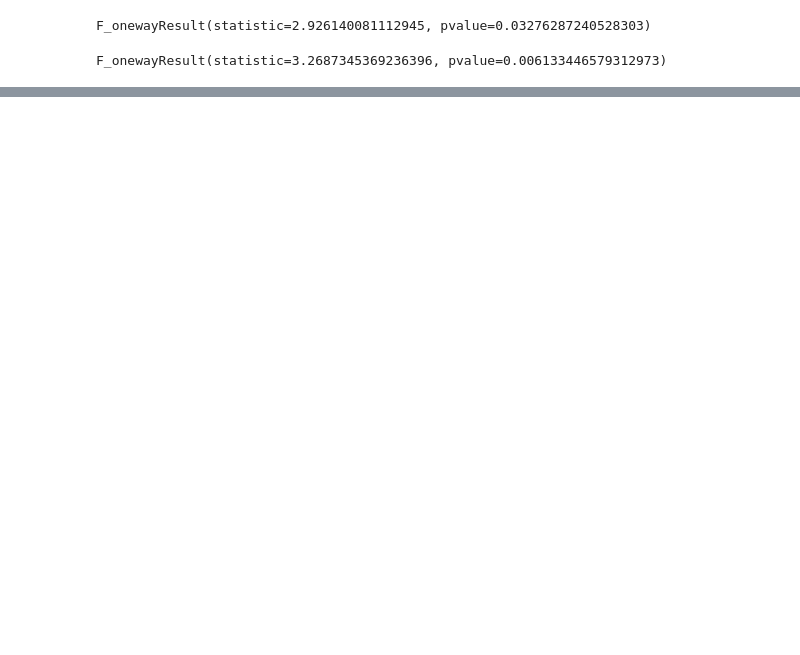
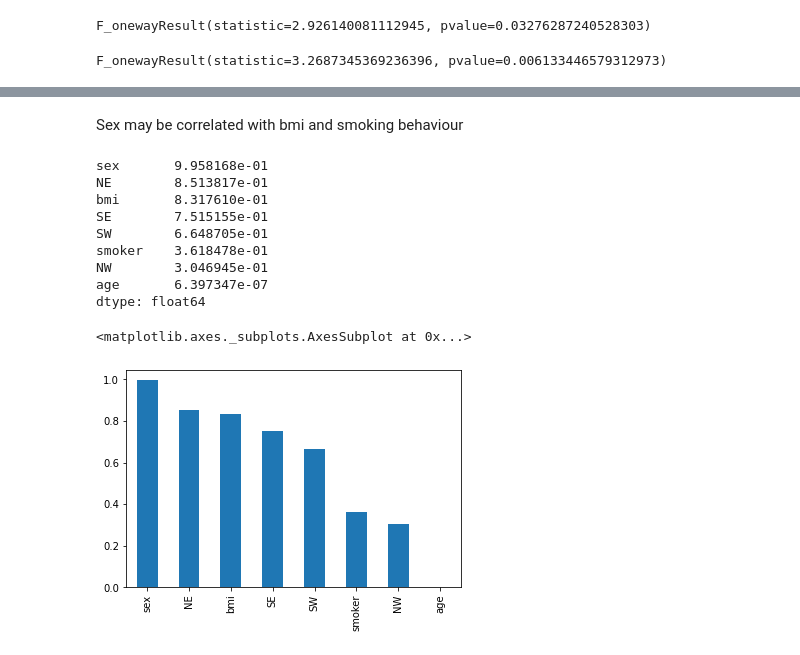
Before and after one commit to ronald55699/Capstone-2, a Jupyter notebook: Capstone 2/11_5 Capstone Two Exploratory Data Analysis.ipynb, the cells around one changed output, grey strips where cells are left out. Drawn from its saved outputs; the diff is of its cells as text; code cells hidden in the pictures; blank space fills up the shorter version.

```diff
--- a/Capstone 2/11_5 Capstone Two Exploratory Data Analysis.ipynb
+++ b/Capstone 2/11_5 Capstone Two Exploratory Data Analysis.ipynb
@@ -298,0 +253,27 @@ r2_score(Y_pred,y_test)
+# %% [markdown]
+Sex may be correlated with bmi and smoking behaviour
+# %%
+#chi square for checking correlation between categorical features - smoker
+
+X = df_r.drop(['charges','children_0','children_1','children_2','children_3','children_4','children_5'],axis=1)
+y = df['children']
+chi_scores = chi2(X,y)
+
+chi_scores
+p_values = pd.Series(chi_scores[1],index = X.columns)
+p_values.sort_values(ascending = False , inplace = True)
+print(p_values)
+
+p_values.plot.bar()
+# %% [output]
+sex       9.958168e-01
+NE        8.513817e-01
+bmi       8.317610e-01
+SE        7.515155e-01
+SW        6.648705e-01
+smoker    3.618478e-01
+NW        3.046945e-01
+age       6.397347e-07
+dtype: float64
+<matplotlib.axes._subplots.AxesSubplot at 0x...>
+[figure, added]
```
Also changed, not shown: parts of 48 cells of this notebook.
